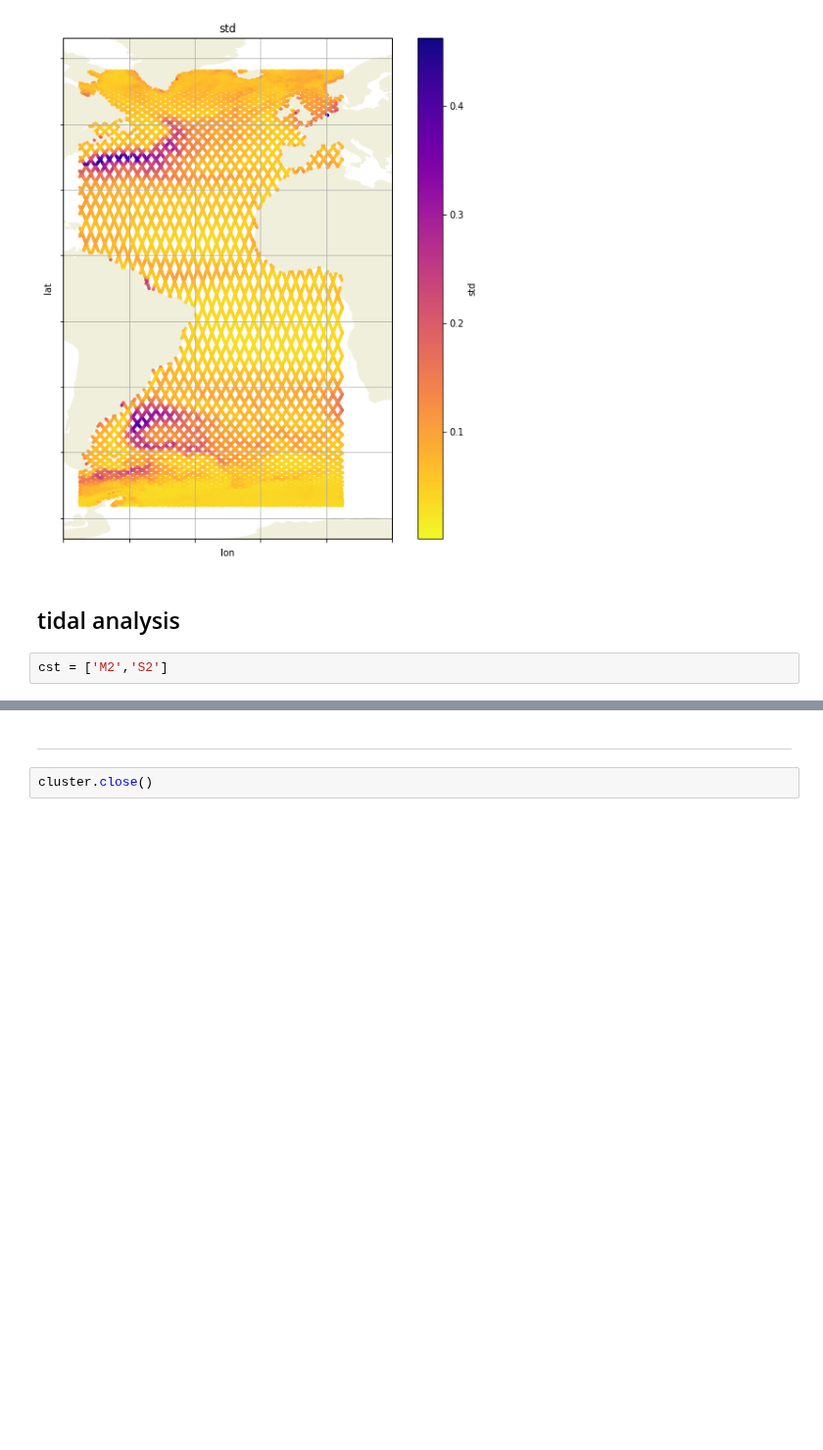
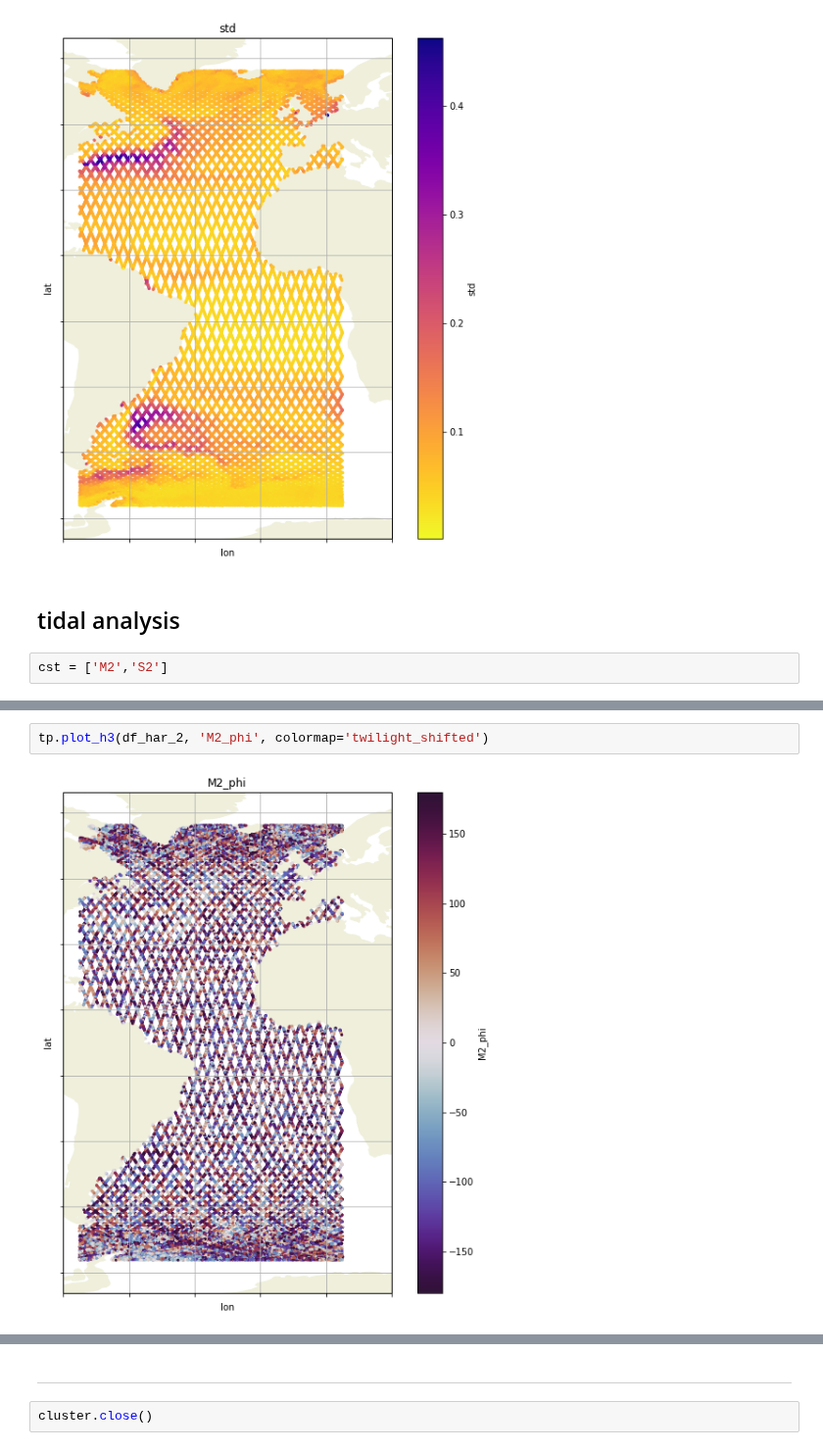
Before and after one commit to apatlpo/itide_ops, a Jupyter notebook: tipe_2019/altimetry.ipynb, the cells around one changed output, grey strips where cells are left out. Shown at 98% size. Saved outputs shown, nothing was run; the diff lists cells and outputs as text; blank space fills up the shorter version.

```diff
--- a/tipe_2019/altimetry.ipynb
+++ b/tipe_2019/altimetry.ipynb
@@ -254,0 +295,4 @@ tp.plot_h3(df_har, 'M2_phi', colormap='twilight_shifted')
+# %%
+tp.plot_h3(df_har_2, 'M2_phi', colormap='twilight_shifted')
+# %% [output]
+[figure, added]
```
Also changed, not shown: parts of 22 cells of this notebook, 1 other file.
